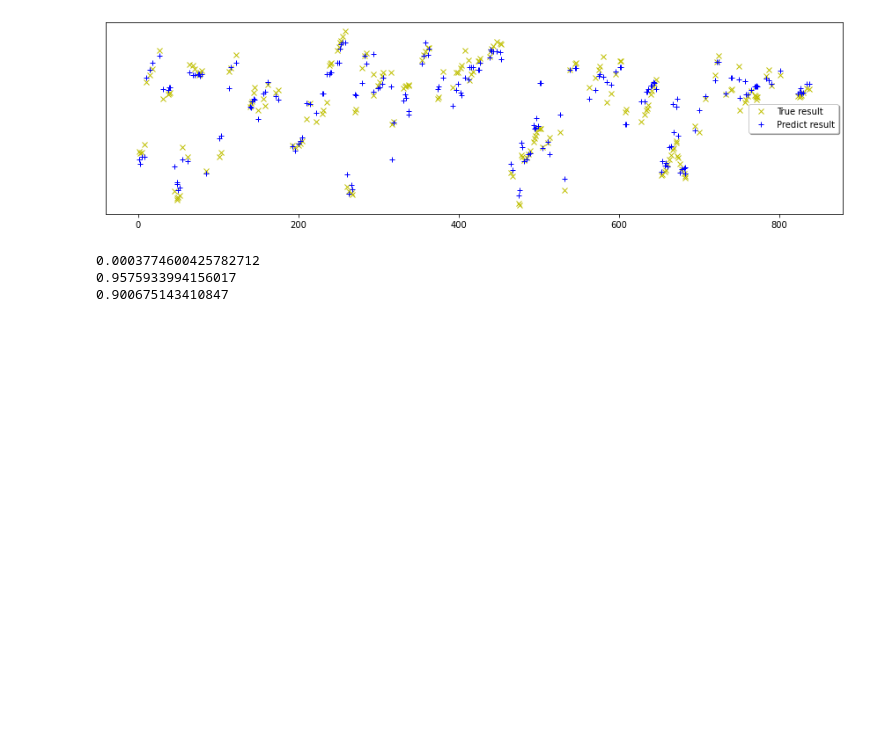
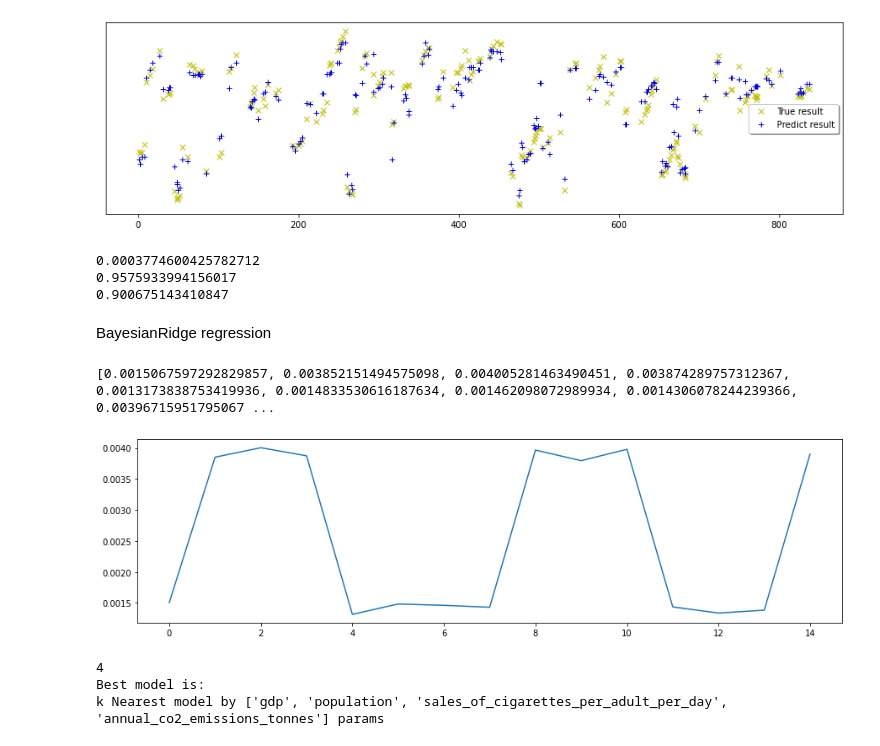
Before and after one commit to YarikHumanities/Canser-Analysis, a Jupyter notebook: methods.ipynb, the cells around one changed output. Cells and saved outputs as stored; diff of their text form; code cells hidden in the pictures; blank space fills up the shorter version.

```diff
--- a/methods.ipynb
+++ b/methods.ipynb
@@ -274,11 +256,0 @@ k_Nearest_prediction = predict_by(k_Nearest_prediction, k_Nearest_regression_mod
-# %%
-MSE_k_Nearest = []
-R2_k_Nearest = []
-for i in range(len(k_Nearest_prediction)):
-    MSE_k_Nearest.append(mean_squared_error(Y_test,k_Nearest_prediction[i]))
-    R2_k_Nearest.append(r2_score(Y_test,k_Nearest_prediction[i]))
-
-print(MSE_k_Nearest)
-#plt.plot(R2)
-plt.plot(MSE_k_Nearest)
-plt.show()
@@ -299,4 +256,0 @@ k Nearest model by gdp params
-# %%
-cv = ShuffleSplit(n_splits=10, test_size=0.2, random_state=0)
-plot_learning_curve(k_Nearest_regression_model_list[0], "Learning Curves", X_train, Y_train, (0.03, 1.07), cv=cv, n_jobs=4)
-plt.show()
@@ -366,3 +316,44 @@ print(r2_score(Y_test, GradientBoostingRegressor_prediction[4]))
 0.0003774600425782712
 0.9575933994156017
 0.900675143410847
+# %% [markdown]
+BayesianRidge regression
+# %%
+#from sklearn.svm import SVR
+from sklearn.linear_model import BayesianRidge
+BayesianRidge_model_list = []
+
+for i in range(len(X_variant_tuples)):
+    if i < 4:
+       BayesianRidge_model_list.append(BayesianRidge().fit(X_train[X_variant_tuples[i]].to_numpy().reshape(-1,1), Y_train))
+    else:
+        BayesianRidge_model_list.append(BayesianRidge().fit(X_train[X_variant_tuples[i]], Y_train))
+# %%
+BayesianRidge_prediction = []
+BayesianRidge_prediction = predict_by(BayesianRidge_prediction, BayesianRidge_model_list)
+#print(GradientBoostingRegressor_prediction)
+# %%
+MSE_SGDRegressor = []
+R2_SGDRegressor = []
+for i in range(len(BayesianRidge_prediction)):
+    MSE_SGDRegressor.append(mean_squared_error(Y_test,BayesianRidge_prediction[i]))
+    R2_SGDRegressor.append(r2_score(Y_test,BayesianRidge_prediction[i]))
+
+print(MSE_SGDRegressor)
+#plt.plot(R2)
+plt.plot(MSE_SGDRegressor)
+plt.show()
+# %% [output]
+[0.0015067597292829857, 0.003852151494575098, 0.004005281463490451, 0.003874289757312367, 0.0013173838753419936, 0.0014833530616187634, 0.001462098072989934, 0.0014306078244239366, 0.00396715951795067 ...
+[figure, added]
+# %%
+indexMinMSE_SGDRegressor = np.sum((np.array(BayesianRidge_prediction)- Y_test.to_numpy())**2,axis = 1).argmin()
+MinMSE_SGDRegressor = np.sum((np.array(BayesianRidge_prediction) - Y_test.to_numpy())**2, axis = 1)
+#print(MinMSE_GradientBoostingRegressor)
+print(indexMinMSE_SGDRegressor)
+print("Best model is:")
+print(f"k Nearest model by {X_variant_tuples[indexMinMSE_SGDRegressor]} params")
+# %% [output]
+4
+Best model is:
+k Nearest model by ['gdp', 'population', 'sales_of_cigarettes_per_adult_per_day', 'annual_co2_emissions_tonnes'] params
```
Also changed, not shown: parts of 14 cells of this notebook.
